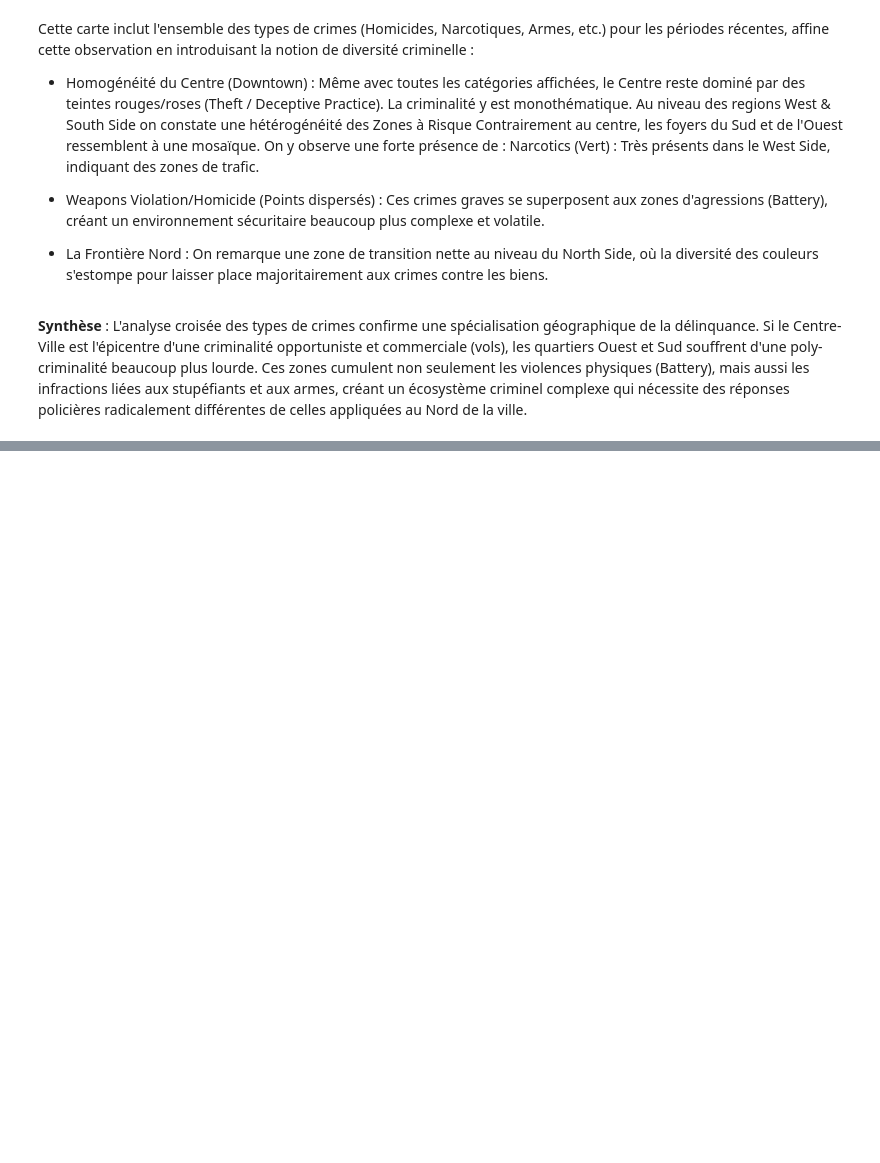
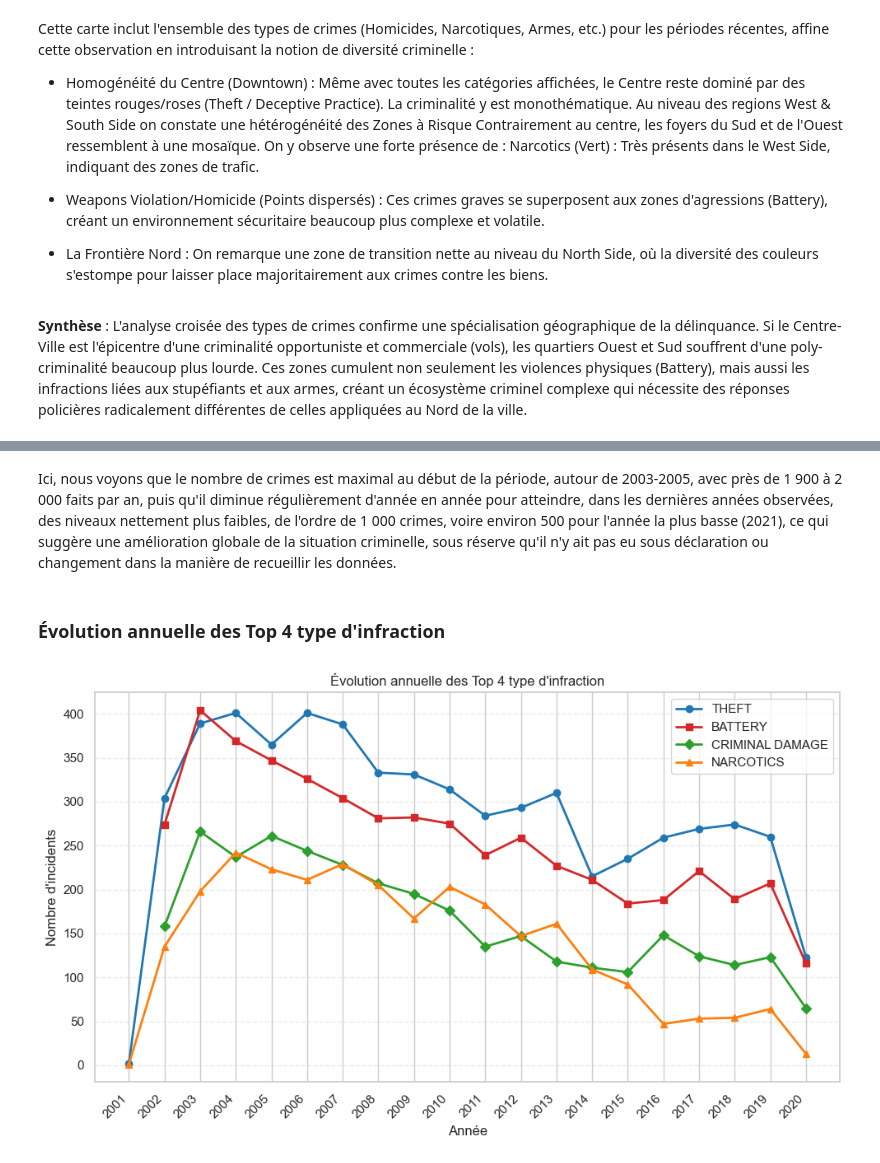
Before and after one commit to itsdav7/CrimeDB_Analysis, a Jupyter notebook: C_DB_Analysis.ipynb, the cells around one changed output, grey strips where cells are left out. Saved outputs shown, nothing was run; the diff lists cells and outputs as text; code cells hidden in the pictures; blank space fills up the shorter version.

```diff
--- a/C_DB_Analysis.ipynb
+++ b/C_DB_Analysis.ipynb
@@ -1096,0 +1149,42 @@ L'analyse croisée des types de crimes confirme une spécialisation géographiqu
+# %% [markdown]
+Ici, nous voyons que le nombre de crimes est maximal au début de la période, autour de 2003-2005, avec près de 1 900 à 2 000 faits par an, puis qu'il diminue régulièrement d'année en année pour atteindre, dans les dernières années observées, des niveaux nettement plus faibles, de l'ordre de 1 000 crimes, voire environ 500 pour l'année la plus basse (2021), ce qui suggère une amélioration globale de la situation criminelle, sous réserve qu'il n'y ait pas eu sous déclaration ou changement dans la manière de recueillir les données.
+# %% [markdown]
+### Évolution annuelle des Top 4 type d'infraction
+# %%
+top_types = data["Primary Type"].value_counts().head(4).index
+
+df_year_type = (
+    data[data["Primary Type"].isin(top_types)]
+    .groupby(["year", "Primary Type"])
+    .size()
+    .reset_index(name="n")
+)
+
+fig, ax = plt.subplots(figsize=(10, 6))
+
+colors  = ["#1f77b4", "#d62728", "#2ca02c", "#ff7f0e"]
+markers = ["o", "s", "D", "^"]
+
+for (ptype, col, mk) in zip(top_types, colors, markers):
+    sub = df_year_type[df_year_type["Primary Type"] == ptype]
+    ax.plot(
+        sub["year"],
+        sub["n"],
+        color=col,
+        marker=mk,
+        linewidth=2,
+        label=ptype
+    )
+
+ax.set_xlabel("Année")
+ax.set_ylabel("Nombre d'incidents")
+ax.set_title("Évolution annuelle des Top 4 type d'infraction")
+ax.grid(axis="y", linestyle="--", alpha=0.4)
+ax.set_axisbelow(True)
+ax.set_xticks(sorted(df_year_type["year"].unique()))
+ax.set_xticklabels(sorted(df_year_type["year"].unique().astype(int)), rotation=45, ha="right")
+ax.legend()
+plt.tight_layout()
+plt.show()
+# %% [output]
+[figure, added]
```
Also changed, not shown: parts of 13 cells of this notebook.
